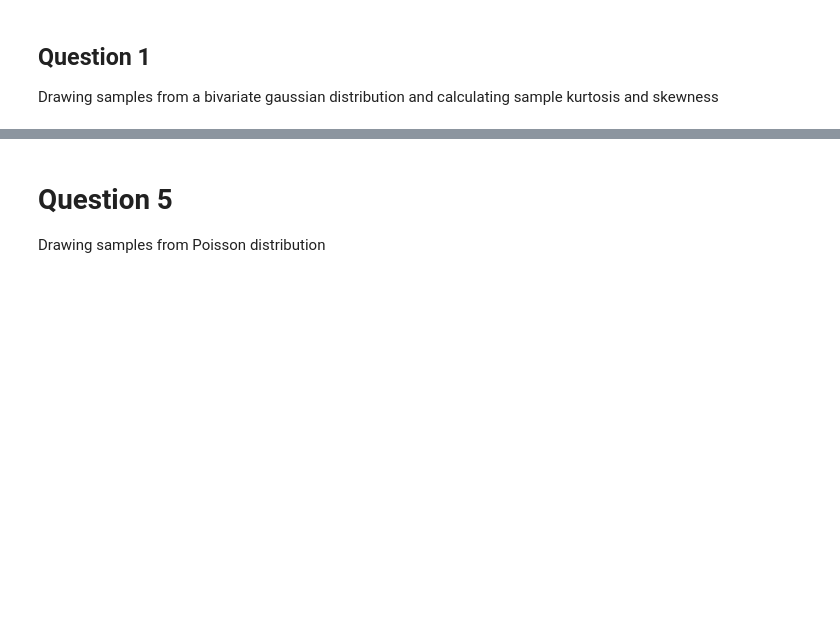
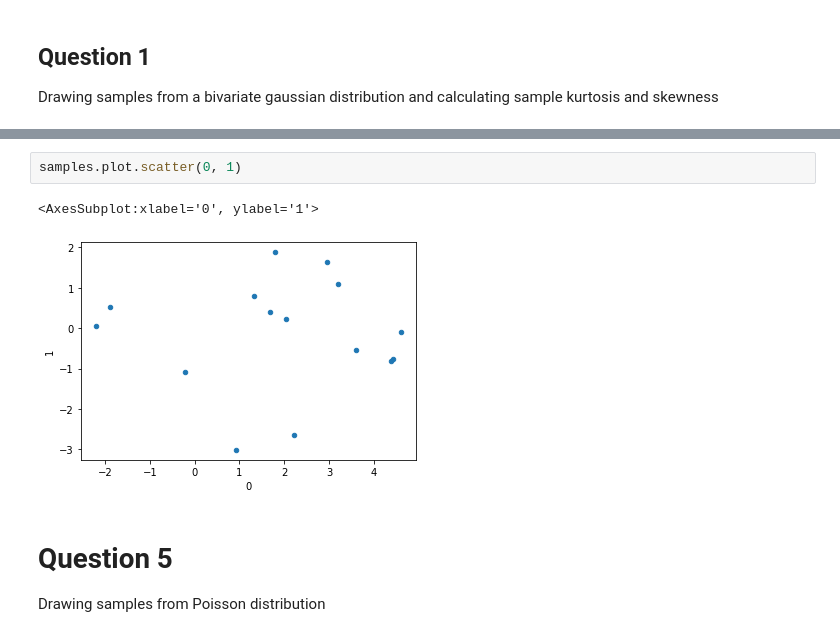
Before and after one commit to arpit-saxena/MTL390, a Jupyter notebook: minor/helper.ipynb, the cells around one changed output, grey strips where cells are left out. Drawn from its saved outputs; the diff is of its cells as text; blank space fills up the shorter version.

```diff
--- a/minor/helper.ipynb
+++ b/minor/helper.ipynb
@@ -37,3 +89,8 @@ print(samples.to_latex())
+# %%
+samples.plot.scatter(0, 1)
+# %% [output]
+<AxesSubplot:xlabel='0', ylabel='1'>
+[figure, added]
 # %% [markdown]
 # Question 5
 Drawing samples from Poisson distribution
```
Also changed, not shown: parts of 10 cells of this notebook, 2 other files.
